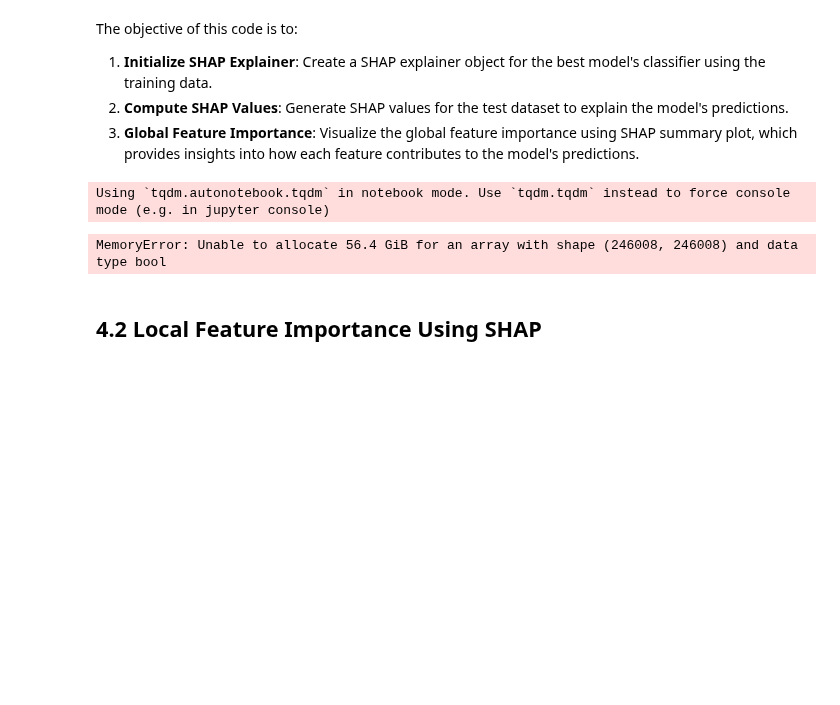
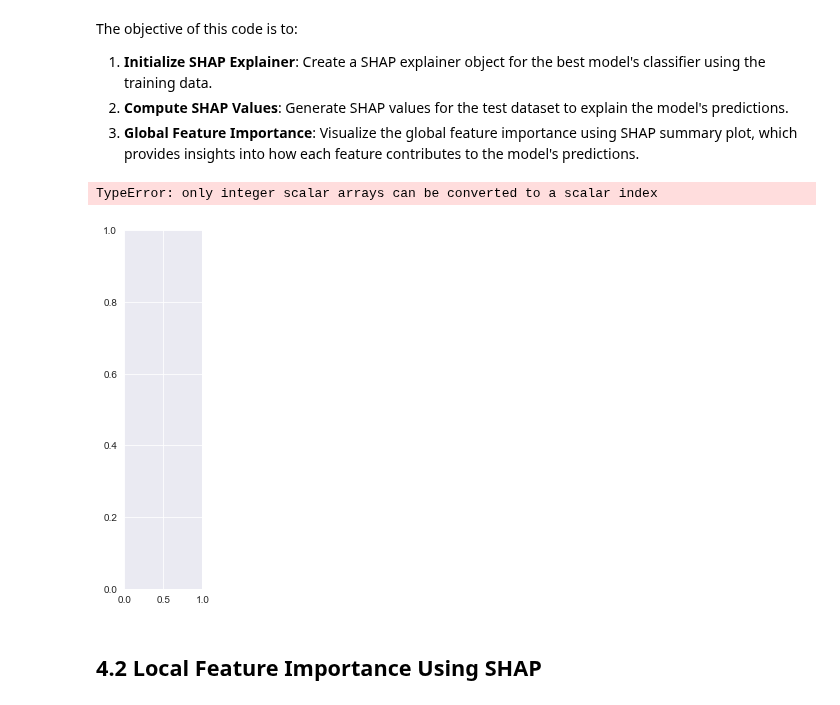
Before and after one commit to preudh/OC_IA_P4_Build_a_scoring_model, a Jupyter notebook: notebooks/Preudhomme_Patrice_notebook_modelisation_062024.ipynb, the cells around one changed output. Cells and saved outputs as stored; diff of their text form; code cells hidden in the pictures; blank space fills up the shorter version.

Commit message:
# 3.Evaluate the Best Model V2

```diff
--- a/notebooks/Preudhomme_Patrice_notebook_modelisation_062024.ipynb
+++ b/notebooks/Preudhomme_Patrice_notebook_modelisation_062024.ipynb
@@ -440,35 +423,48 @@ The objective of this code is to:
 # %%
 import shap
 import pandas as pd
 
 # Convert the data to a DataFrame if it's not already one
 X_train_split_df = pd.DataFrame(X_train_split)
 X_val_split_df = pd.DataFrame(X_val_split)
 X_test_df = pd.DataFrame(X_test)
 
+# Function to reduce memory usage by sampling data
+def reduce_memory_usage(df, sample_fraction=0.1):
+    return df.sample(frac=sample_fraction, random_state=42)
+
+# Reduce memory usage by sampling
+X_train_split_df_sampled = reduce_memory_usage(X_train_split_df)
+X_val_split_df_sampled = reduce_memory_usage(X_val_split_df)
+X_test_df_sampled = reduce_memory_usage(X_test_df)
+
 # Check and convert categorical variables to numeric
-X_train_split_df = pd.get_dummies(X_train_split_df)
-X_val_split_df = pd.get_dummies(X_val_split_df)
-X_test_df = pd.get_dummies(X_test_df)
+X_train_split_df_sampled = pd.get_dummies(X_train_split_df_sampled)
+X_val_split_df_sampled = pd.get_dummies(X_val_split_df_sampled)
+X_test_df_sampled = pd.get_dummies(X_test_df_sampled)
 
 # Align the training, validation, and testing data to have the same columns
-X_train_split_df, X_val_split_df = X_train_split_df.align(X_val_split_df, join='inner', axis=1)
-X_train_split_df, X_test_df = X_train_split_df.align(X_test_df, join='inner', axis=1)
-X_val_split_df, X_test_df = X_val_split_df.align(X_test_df, join='inner', axis=1)
+X_train_split_df_sampled, X_val_split_df_sampled = X_train_split_df_sampled.align(X_val_split_df_sampled, join='inner', axis=1)
+X_train_split_df_sampled, X_test_df_sampled = X_train_split_df_sampled.align(X_test_df_sampled, join='inner', axis=1)
+X_val_split_df_sampled, X_test_df_sampled = X_val_split_df_sampled.align(X_test_df_sampled, join='inner', axis=1)
+
+# Ensure the columns are in the same order
+X_val_split_df_sampled = X_val_split_df_sampled[X_train_split_df_sampled.columns]
+X_test_df_sampled = X_test_df_sampled[X_train_split_df_sampled.columns]
 
 # Fit the explainer on the training data
-explainer = shap.Explainer(best_model.named_steps['classifier'], X_train_split_df)
-shap_values = explainer(X_val_split_df)
+explainer = shap.Explainer(best_model.named_steps['classifier'], X_train_split_df_sampled)
+shap_values = explainer(X_val_split_df_sampled)
 
 # Global feature importance
-shap.summary_plot(shap_values, X_val_split_df)
+shap.summary_plot(shap_values, X_val_split_df_sampled)
 
 # Local explanation for a single instance
 shap.initjs()
-shap.force_plot(explainer.expected_value, shap_values[0,:], X_val_split_df.iloc[0,:])
+shap.force_plot(explainer.expected_value, shap_values[0, :], X_val_split_df_sampled.iloc[0, :])
 # %% [output]
-Using `tqdm.autonotebook.tqdm` in notebook mode. Use `tqdm.tqdm` instead to force console mode (e.g. in jupyter console)
+TypeError: only integer scalar arrays can be converted to a scalar index
-MemoryError: Unable to allocate 56.4 GiB for an array with shape (246008, 246008) and data type bool
+[figure, added]
 # %% [markdown]
 ## 4.2 Local Feature Importance Using SHAP
 # %% [markdown]
```
Also changed, not shown: parts of 4 cells of this notebook.
